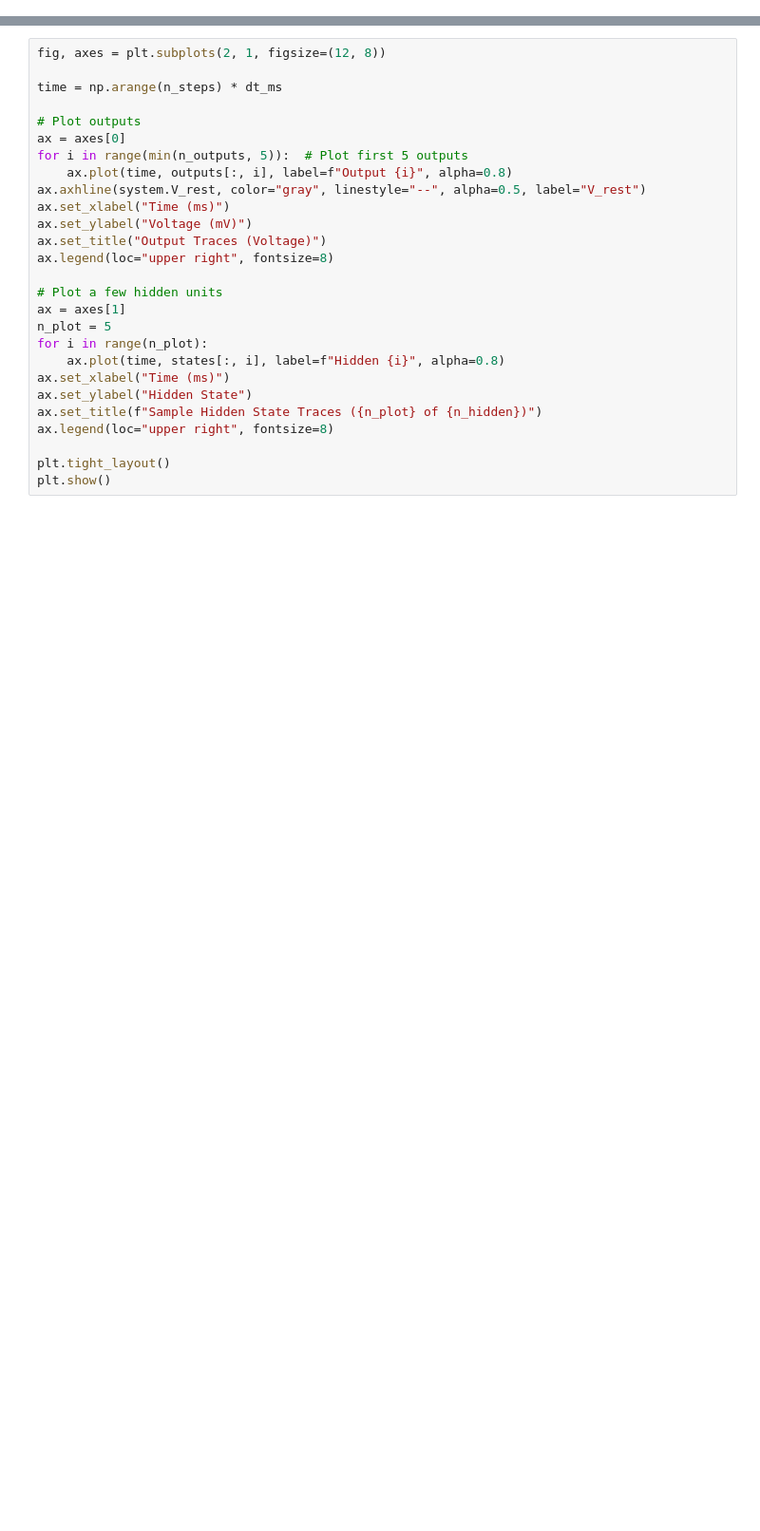
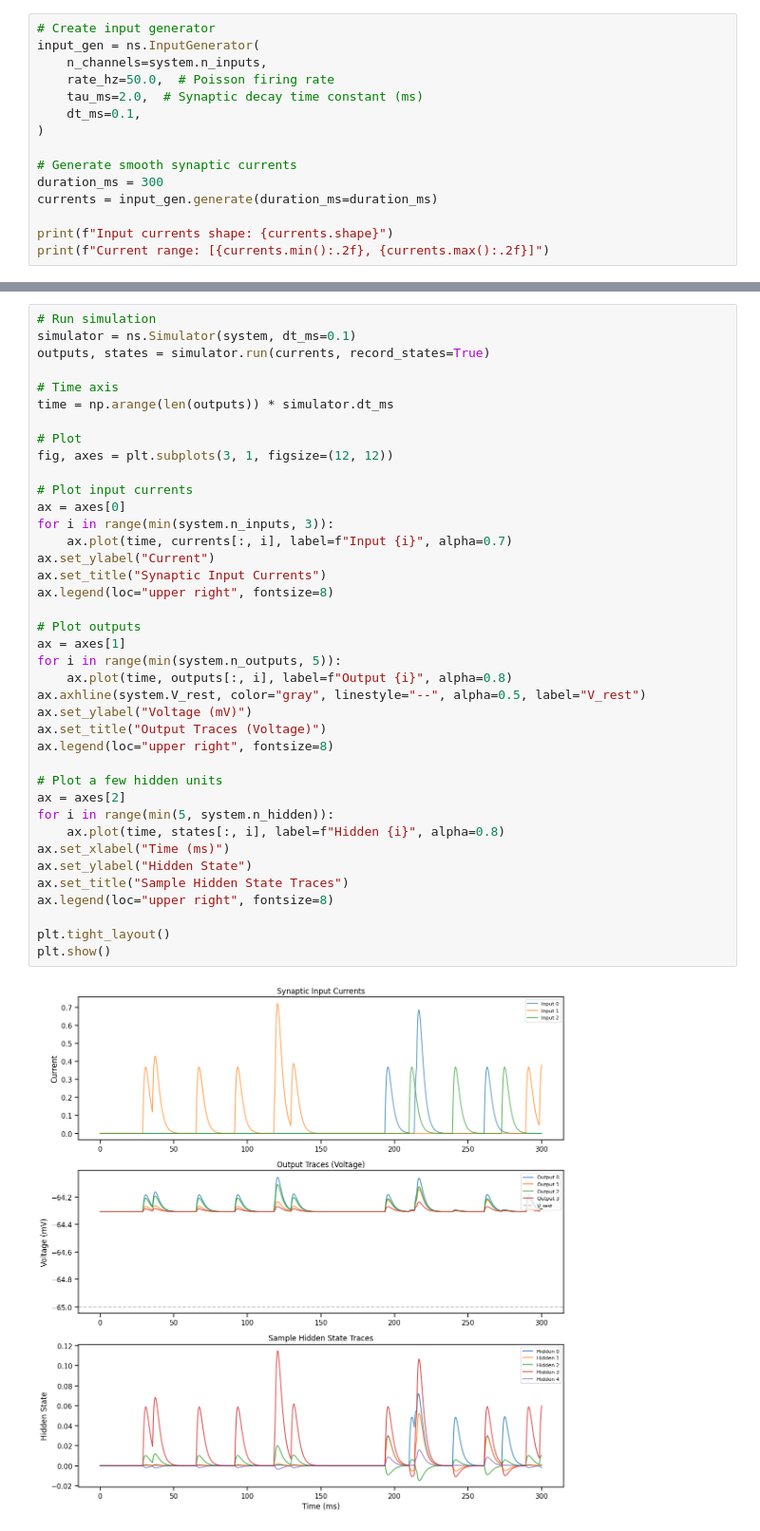
Before and after one commit to jmrfox/neurosignature, a Jupyter notebook: notebooks/ctrnn_testing.ipynb, the cells around one changed output, grey strips where cells are left out. Shown at 95% size. Drawn from its saved outputs; the diff is of its cells as text; blank space fills up the shorter version.

```diff
--- a/notebooks/ctrnn_testing.ipynb
+++ b/notebooks/ctrnn_testing.ipynb
@@ -65,0 +49,15 @@ print(f"V_rest: {system.V_rest} mV")
+# %%
+# Create input generator
+input_gen = ns.InputGenerator(
+    n_channels=system.n_inputs,
+    rate_hz=50.0,  # Poisson firing rate
+    tau_ms=2.0,  # Synaptic decay time constant (ms)
+    dt_ms=0.1,
+)
+
+# Generate smooth synaptic currents
+duration_ms = 300
+currents = input_gen.generate(duration_ms=duration_ms)
+
+print(f"Input currents shape: {currents.shape}")
+print(f"Current range: [{currents.min():.2f}, {currents.max():.2f}]")
@@ -66,27 +69,41 @@ print(f"V_rest: {system.V_rest} mV")
 # %%
-fig, axes = plt.subplots(2, 1, figsize=(12, 8))
+# Run simulation
+simulator = ns.Simulator(system, dt_ms=0.1)
+outputs, states = simulator.run(currents, record_states=True)
 
-time = np.arange(n_steps) * dt_ms
+# Time axis
+time = np.arange(len(outputs)) * simulator.dt_ms
+
+# Plot
+fig, axes = plt.subplots(3, 1, figsize=(12, 12))
+
+# Plot input currents
+ax = axes[0]
+for i in range(min(system.n_inputs, 3)):
+    ax.plot(time, currents[:, i], label=f"Input {i}", alpha=0.7)
+ax.set_ylabel("Current")
+ax.set_title("Synaptic Input Currents")
+ax.legend(loc="upper right", fontsize=8)
 
 # Plot outputs
-ax = axes[0]
-for i in range(min(n_outputs, 5)):  # Plot first 5 outputs
+ax = axes[1]
+for i in range(min(system.n_outputs, 5)):
     ax.plot(time, outputs[:, i], label=f"Output {i}", alpha=0.8)
 ax.axhline(system.V_rest, color="gray", linestyle="--", alpha=0.5, label="V_rest")
-ax.set_xlabel("Time (ms)")
 ax.set_ylabel("Voltage (mV)")
 ax.set_title("Output Traces (Voltage)")
 ax.legend(loc="upper right", fontsize=8)
 
 # Plot a few hidden units
-ax = axes[1]
-n_plot = 5
-for i in range(n_plot):
+ax = axes[2]
+for i in range(min(5, system.n_hidden)):
     ax.plot(time, states[:, i], label=f"Hidden {i}", alpha=0.8)
 ax.set_xlabel("Time (ms)")
 ax.set_ylabel("Hidden State")
-ax.set_title(f"Sample Hidden State Traces ({n_plot} of {n_hidden})")
+ax.set_title("Sample Hidden State Traces")
 ax.legend(loc="upper right", fontsize=8)
 
 plt.tight_layout()
 plt.show()
+# %% [output]
+[figure, added]
```
Also changed, not shown: parts of 27 cells of this notebook, 14 other files.
